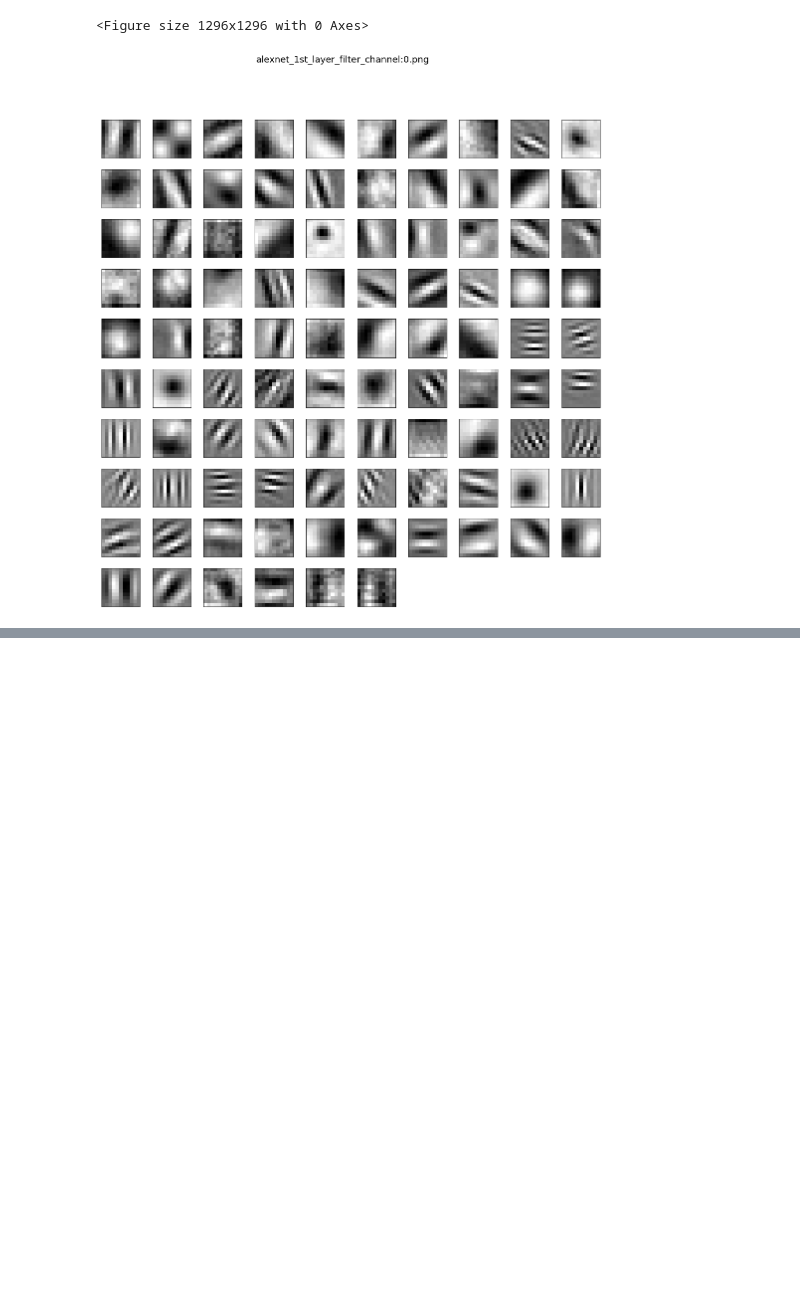
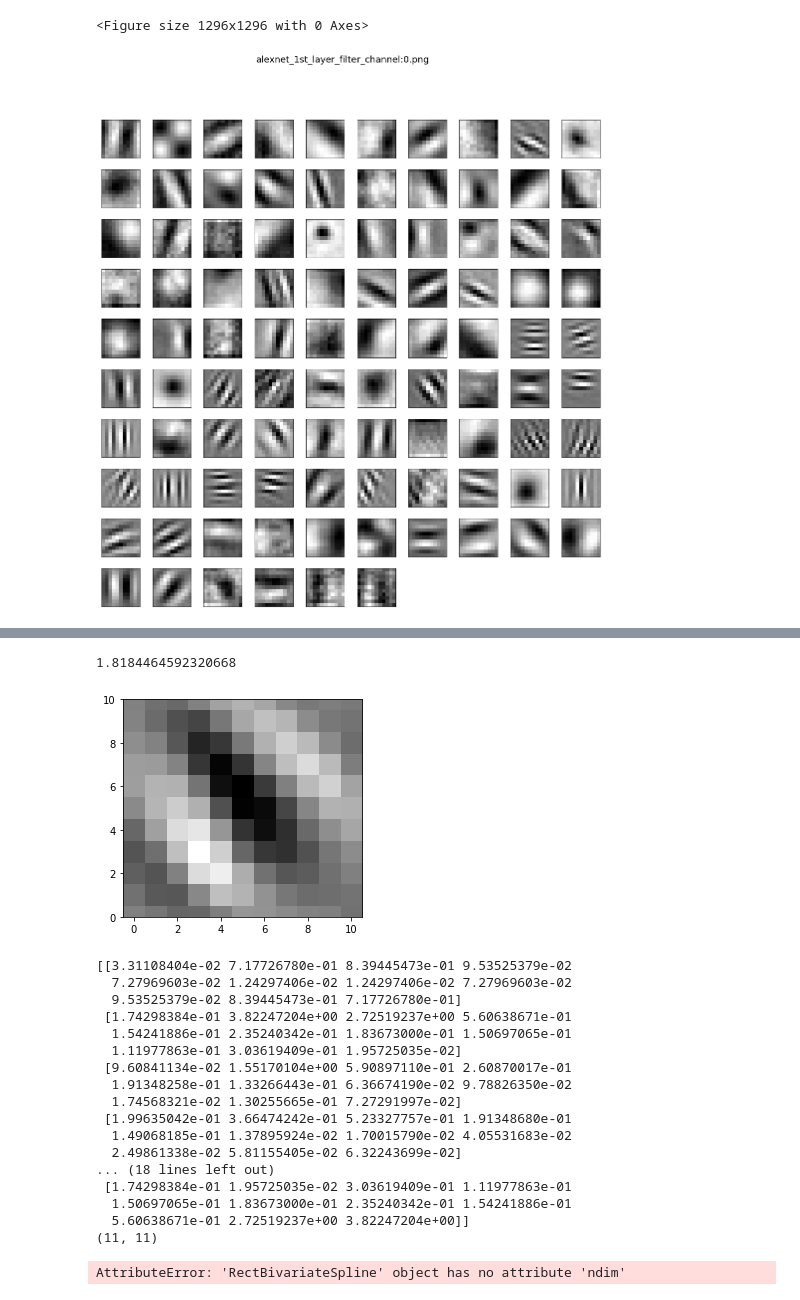
Before and after one commit to yotank/alexnetfrequancy, a Jupyter notebook: ft2.ipynb, the cells around one changed output, grey strips where cells are left out. Cells and saved outputs as stored; diff of their text form; code cells hidden in the pictures; blank space fills up the shorter version.

```diff
--- a/ft2.ipynb
+++ b/ft2.ipynb
@@ -232,0 +270,78 @@ array([[ 1,  1],
+# %%
+import math
+math.asinh(3)
+# %% [output]
+1.8184464592320668
+# %%
+#import scipy as sp
+import numpy as np
+from scipy.interpolate import RectBivariateSpline
+fig, ax1 = plt.subplots()
+
+ax1.imshow(weight081,cmap="gray")
+ax1.set_ylim([0,10])
+plt.show()
+
+
+ffted_weight081= np.fft.fft2(weight081)
+abs_ffted_weight081 = abs(ffted_weight081)
+print(abs_ffted_weight081)
+#plt.imshow(ffted_weight081,cmap="gray"
+#print(ffted_weight081)
+print(ffted_weight081.shape)
+
+
+
+"""
+3次元曲面のプロット例
+z=exp(-(x^2+y^2))
+"""
+from mpl_toolkits.mplot3d import Axes3D
+import matplotlib.pyplot as plt
+import numpy as np
+
+fig = plt.figure() #プロット領域の作成
+ax = fig.gca(projection='3d') #プロット中の軸の取得。gca は"Get Current Axes" の略。
+
+x = np.arange(-5, 6) # x点として[-2, 2]まで0.05刻みでサンプル
+y = np.arange(-5,6)  # y点として[-2, 2]まで0.05刻みでサンプル
+x, y = np.meshgrid(x, y)  # 上述のサンプリング点(x,y)を使ったメッシュ生成
+
+z = abs_ffted_weight081 = abs(ffted_weight081)
+
+x = np.arange(-5,6)
+y = np.arange(-5,6)
+
+
+spline = RectBivariateSpline(x, y, z, bbox=[None, None, None, None], kx=3, ky=3, s=0)
+
+
+
+ax.plot_surface(x, y, z, rstride=1, cstride=1, cmap='hsv', linewidth=0.3) # 曲面のプロット。rstrideとcstrideはステップサイズ，cmapは彩色，linewidthは曲面のメッシュの線の太さ，をそれぞれ表す。
+ax.plot_surface(x,y,spline, rstride=1, cstride=1, cmap='hsv', linewidth=0.3)
+plt.show() # 絵の出力。
+
+
+
+
+plt.show()
+# %% [output]
+[figure, added]
+[[3.31108404e-02 7.17726780e-01 8.39445473e-01 9.53525379e-02
+  7.27969603e-02 1.24297406e-02 1.24297406e-02 7.27969603e-02
+  9.53525379e-02 8.39445473e-01 7.17726780e-01]
+ [1.74298384e-01 3.82247204e+00 2.72519237e+00 5.60638671e-01
+  1.54241886e-01 2.35240342e-01 1.83673000e-01 1.50697065e-01
+  1.11977863e-01 3.03619409e-01 1.95725035e-02]
+ [9.60841134e-02 1.55170104e+00 5.90897110e-01 2.60870017e-01
+  1.91348258e-01 1.33266443e-01 6.36674190e-02 9.78826350e-02
+  1.74568321e-02 1.30255665e-01 7.27291997e-02]
+ [1.99635042e-01 3.66474242e-01 5.23327757e-01 1.91348680e-01
+  1.49068185e-01 1.37895924e-02 1.70015790e-02 4.05531683e-02
+  2.49861338e-02 5.81155405e-02 6.32243699e-02]
+... (18 lines left out)
+ [1.74298384e-01 1.95725035e-02 3.03619409e-01 1.11977863e-01
+  1.50697065e-01 1.83673000e-01 2.35240342e-01 1.54241886e-01
+  5.60638671e-01 2.72519237e+00 3.82247204e+00]]
+(11, 11)
+AttributeError: 'RectBivariateSpline' object has no attribute 'ndim'
```
Also changed, not shown: parts of 44 cells of this notebook, 12 other files.
